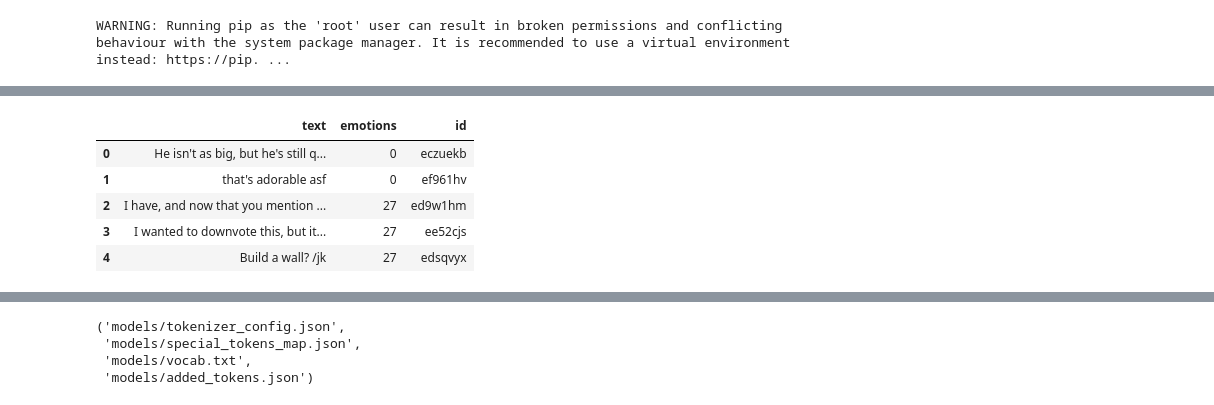
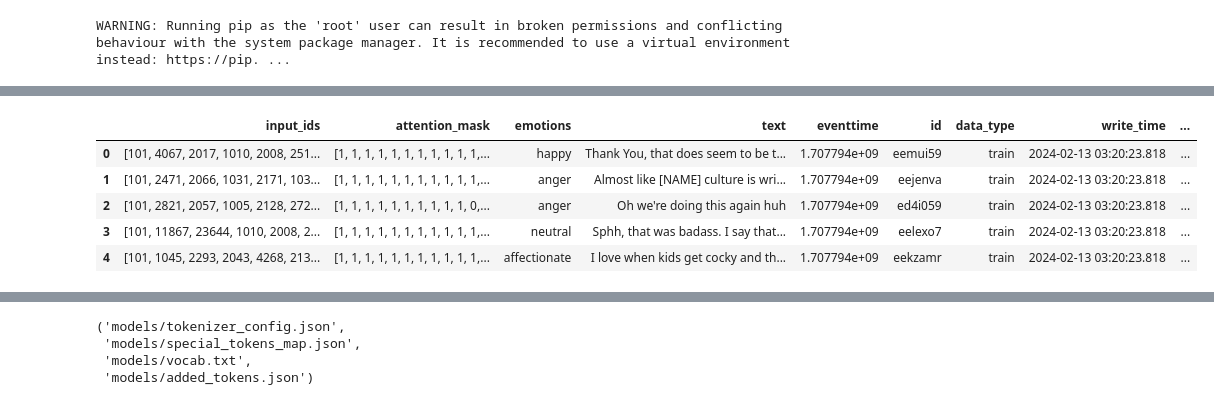
Before and after one commit to jeffreykthomas/AAI-540-Final, a Jupyter notebook: training_notebook.ipynb, the cells around one changed output, grey strips where cells are left out. Cells and saved outputs as stored; diff of their text form; code cells hidden in the pictures.

Commit message:
Add feature store and hyper search to train notebook

```diff
--- a/training_notebook.ipynb
+++ b/training_notebook.ipynb
@@ -30,6 +33,25 @@ To enable them in other operations, rebuild TensorFlow with the appropriate comp
 # %%
 region_name='us-west-2'
+bucket_name = 'aai-540-final-data'
 
-s3 = boto3.client('s3')
-bucket_name = 'aai-540-final-data'
-s3_path = 'data/pre_processed_data.tsv'
+session = sagemaker.Session()
+featurestore_runtime = session.boto_session.client(service_name='sagemaker-featurestore-runtime', region_name=region_name)
+feature_group_name = 'emotion_feature_group_13_03_13_24_1707794028'
+# %%
+athena_client = boto3.client('athena', region_name=region_name)
+query_string = f"""
+SELECT * FROM "{feature_group_name}"
+WHERE data_type = 'train'
+"""
+output_location = f's3://{bucket_name}/athena/results/'
+
+response_train = athena_client.start_query_execution(
+    QueryString=query_string,
+    QueryExecutionContext={
+        'Database': 'sagemaker_featurestore'
+    },
+    ResultConfiguration={
+        'OutputLocation': output_location,
+    }
+)
+train_location_id = response_train['QueryExecutionId']
@@ -36,13 +74,21 @@ s3_path = 'data/pre_processed_data.tsv'
+# %%
+s3 = session.boto_session.client('s3')
+s3_path = 'athena/results/'
+s3_train_location = s3_path + train_location_id + '.csv'
+s3_val_location = s3_path + val_location_id + '.csv'
 # %%
-data_obj = s3.get_object(Bucket=bucket_name, Key=s3_path)
+train_data_obj = s3.get_object(Bucket=bucket_name, Key=s3_train_location)
+val_data_obj = s3.get_object(Bucket=bucket_name, Key=s3_val_location)
 
-df = pd.read_csv(io.BytesIO(data_obj['Body'].read()), delimiter='\t')
-df.head()
+df_train = pd.read_csv(io.BytesIO(train_data_obj['Body'].read()))
+df_val = pd.read_csv(io.BytesIO(val_data_obj['Body'].read()))
-# %% [output]
-|  | text | emotions | id |
-| 0 | He isn't as big, but he's still q... | 0 | eczuekb |
-| 1 | that's adorable asf | 0 | ef961hv |
-| 2 | I have, and now that you mention ... | 27 | ed9w1hm |
-| 3 | I wanted to downvote this, but it... | 27 | ee52cjs |
-| 4 | Build a wall? /jk | 27 | edsqvyx |
+# %%
+df_train.head()
+# %% [output]
+|  | input_ids | attention_mask | emotions | text | eventtime | id | data_type | write_time | ... |
+| 0 | [101, 4067, 2017, 1010, 2008, 251... | [1, 1, 1, 1, 1, 1, 1, 1, 1, 1, 1,... | happy | Thank You, that does seem to be t... | 1.707794e+09 | eemui59 | train | 2024-02-13 03:20:23.818 | ... |
+| 1 | [101, 2471, 2066, 1031, 2171, 103... | [1, 1, 1, 1, 1, 1, 1, 1, 1, 1, 1,... | anger | Almost like [NAME] culture is wri... | 1.707794e+09 | eejenva | train | 2024-02-13 03:20:23.818 | ... |
+| 2 | [101, 2821, 2057, 1005, 2128, 272... | [1, 1, 1, 1, 1, 1, 1, 1, 1, 1, 0,... | anger | Oh we're doing this again huh | 1.707794e+09 | ed4i059 | train | 2024-02-13 03:20:23.818 | ... |
+| 3 | [101, 11867, 23644, 1010, 2008, 2... | [1, 1, 1, 1, 1, 1, 1, 1, 1, 1, 1,... | neutral | Sphh, that was badass. I say that... | 1.707794e+09 | eelexo7 | train | 2024-02-13 03:20:23.818 | ... |
+| 4 | [101, 1045, 2293, 2043, 4268, 213... | [1, 1, 1, 1, 1, 1, 1, 1, 1, 1, 1,... | affectionate | I love when kids get cocky and th... | 1.707794e+09 | eekzamr | train | 2024-02-13 03:20:23.818 | ... |
 # %%
```
Also changed, not shown: parts of 28 cells of this notebook, 1 other file.
